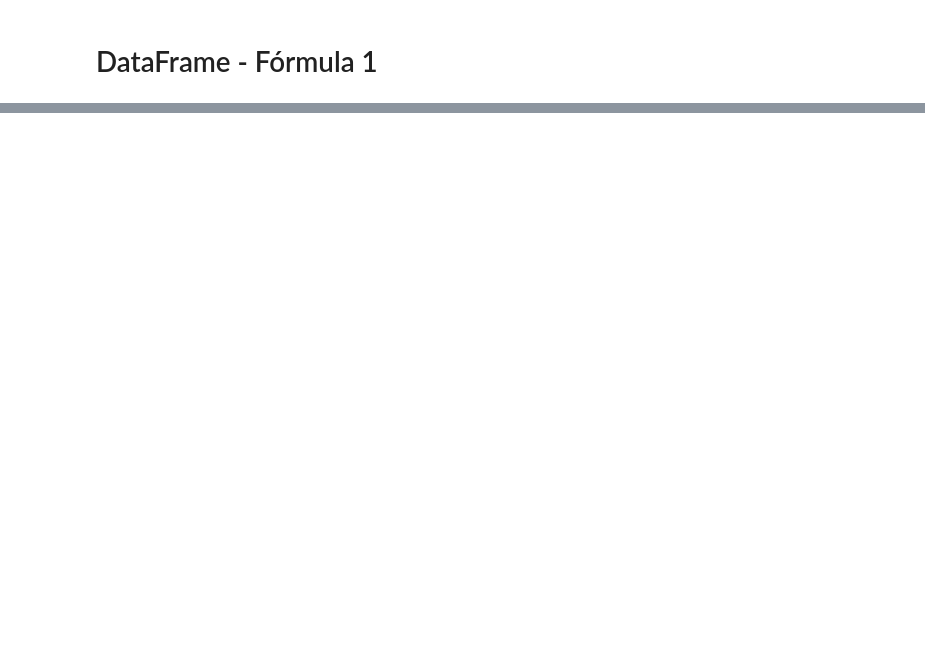
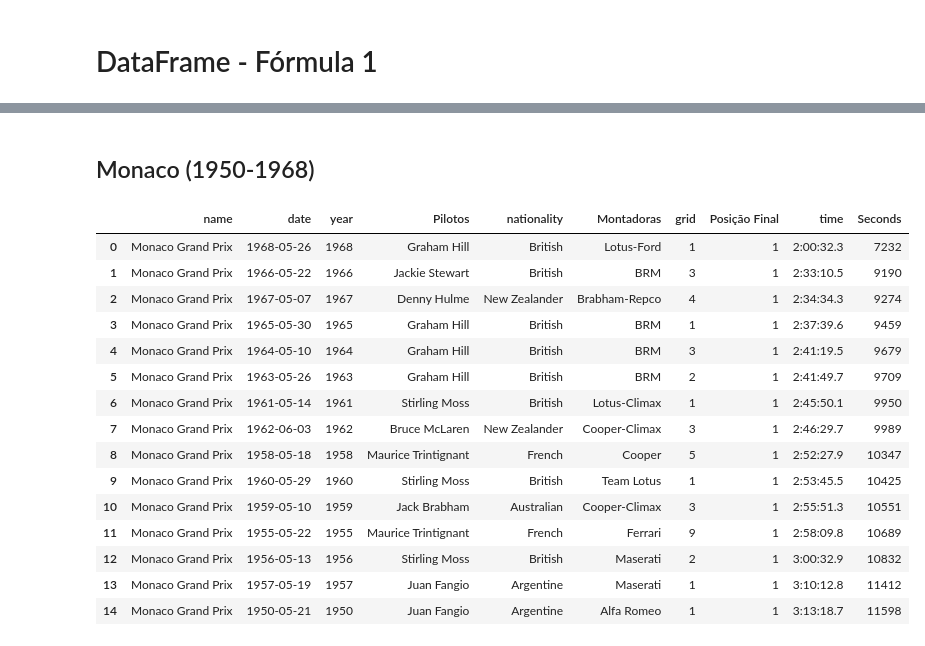
Before and after one commit to Caioviniciusb/Projeto_ICD, a Jupyter notebook: Projeto_ICD.ipynb, the cells around one changed output, grey strips where cells are left out. Cells and saved outputs as stored; diff of their text form; code cells hidden in the pictures; blank space fills up the shorter version.

```diff
--- a/Projeto_ICD.ipynb
+++ b/Projeto_ICD.ipynb
@@ -261,0 +266,33 @@ Monaco_2
+# %% [markdown]
+## Monaco (1950-1968)
+# %%
+Monaco_1 = formula_1[formula_1.circuitId == 6]
+Monaco_1 = Monaco_1[Monaco_1.year <= 1968]
+Monaco_1 = Monaco_1.sort_values(by="time")
+Monaco_1 = Monaco_1.drop(["raceId","round","driverId","circuitId",
+                          "code","constructorId","fastestLapTime","fastestLapSpeed"], axis=1)
+Monaco_1 = Monaco_1.reset_index(drop=True)
+
+#Transformando tempo em str para segundos.
+Monaco_1_time = Monaco_1["time"]
+Monaco_1_dt = pd.to_datetime(Monaco_1_time, format='%H:%M:%S.%f', errors='ignore')
+Monaco_1_seconds = (Monaco_1_dt.dt.hour*60+Monaco_1_dt.dt.minute)*60 + Monaco_1_dt.dt.second
+Monaco_1["Seconds"] = Monaco_1_seconds
+Monaco_1
+# %% [output]
+|  | name | date | year | Pilotos | nationality | Montadoras | grid | Posição Final | time | Seconds |
+| 0 | Monaco Grand Prix | 1968-05-26 | 1968 | Graham Hill | British | Lotus-Ford | 1 | 1 | 2:00:32.3 | 7232 |
+| 1 | Monaco Grand Prix | 1966-05-22 | 1966 | Jackie Stewart | British | BRM | 3 | 1 | 2:33:10.5 | 9190 |
+| 2 | Monaco Grand Prix | 1967-05-07 | 1967 | Denny Hulme | New Zealander | Brabham-Repco | 4 | 1 | 2:34:34.3 | 9274 |
+| 3 | Monaco Grand Prix | 1965-05-30 | 1965 | Graham Hill | British | BRM | 1 | 1 | 2:37:39.6 | 9459 |
+| 4 | Monaco Grand Prix | 1964-05-10 | 1964 | Graham Hill | British | BRM | 3 | 1 | 2:41:19.5 | 9679 |
+| 5 | Monaco Grand Prix | 1963-05-26 | 1963 | Graham Hill | British | BRM | 2 | 1 | 2:41:49.7 | 9709 |
+| 6 | Monaco Grand Prix | 1961-05-14 | 1961 | Stirling Moss | British | Lotus-Climax | 1 | 1 | 2:45:50.1 | 9950 |
+| 7 | Monaco Grand Prix | 1962-06-03 | 1962 | Bruce McLaren | New Zealander | Cooper-Climax | 3 | 1 | 2:46:29.7 | 9989 |
+| 8 | Monaco Grand Prix | 1958-05-18 | 1958 | Maurice Trintignant | French | Cooper | 5 | 1 | 2:52:27.9 | 10347 |
+| 9 | Monaco Grand Prix | 1960-05-29 | 1960 | Stirling Moss | British | Team Lotus | 1 | 1 | 2:53:45.5 | 10425 |
+| 10 | Monaco Grand Prix | 1959-05-10 | 1959 | Jack Brabham | Australian | Cooper-Climax | 3 | 1 | 2:55:51.3 | 10551 |
+| 11 | Monaco Grand Prix | 1955-05-22 | 1955 | Maurice Trintignant | French | Ferrari | 9 | 1 | 2:58:09.8 | 10689 |
+| 12 | Monaco Grand Prix | 1956-05-13 | 1956 | Stirling Moss | British | Maserati | 2 | 1 | 3:00:32.9 | 10832 |
+| 13 | Monaco Grand Prix | 1957-05-19 | 1957 | Juan Fangio | Argentine | Maserati | 1 | 1 | 3:10:12.8 | 11412 |
+| 14 | Monaco Grand Prix | 1950-05-21 | 1950 | Juan Fangio | Argentine | Alfa Romeo | 1 | 1 | 3:13:18.7 | 11598 |
```
Also changed, not shown: parts of 19 cells of this notebook.
